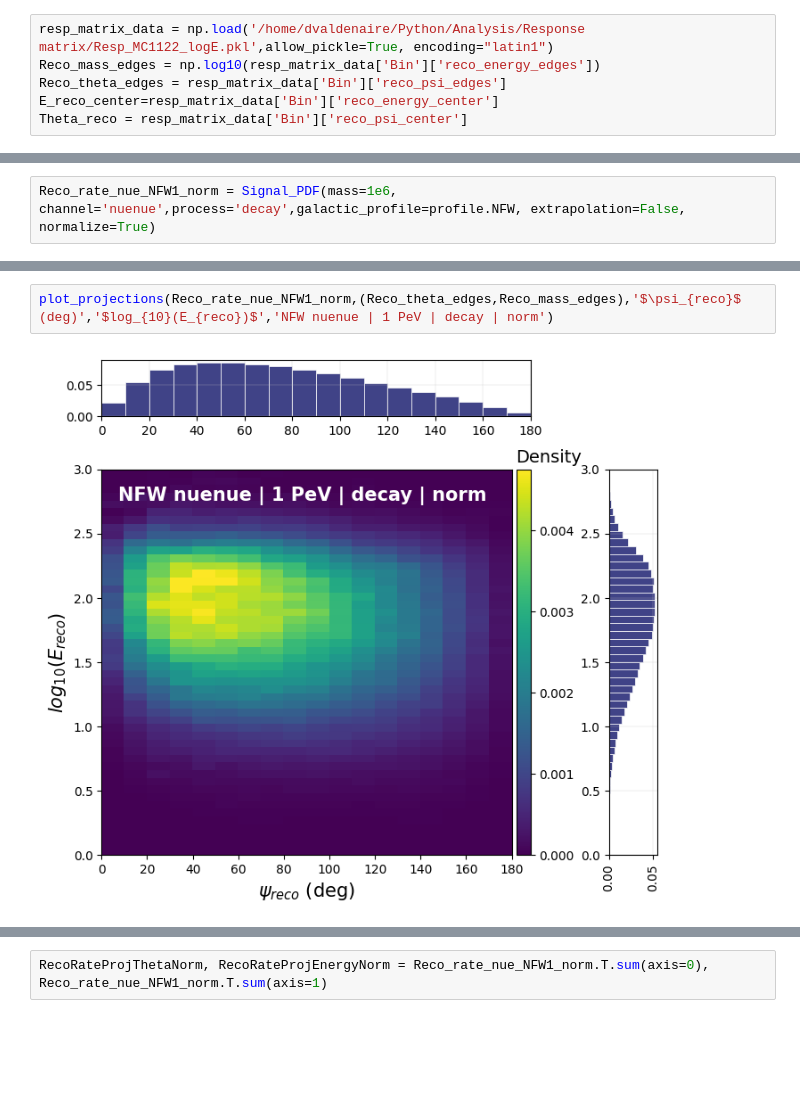
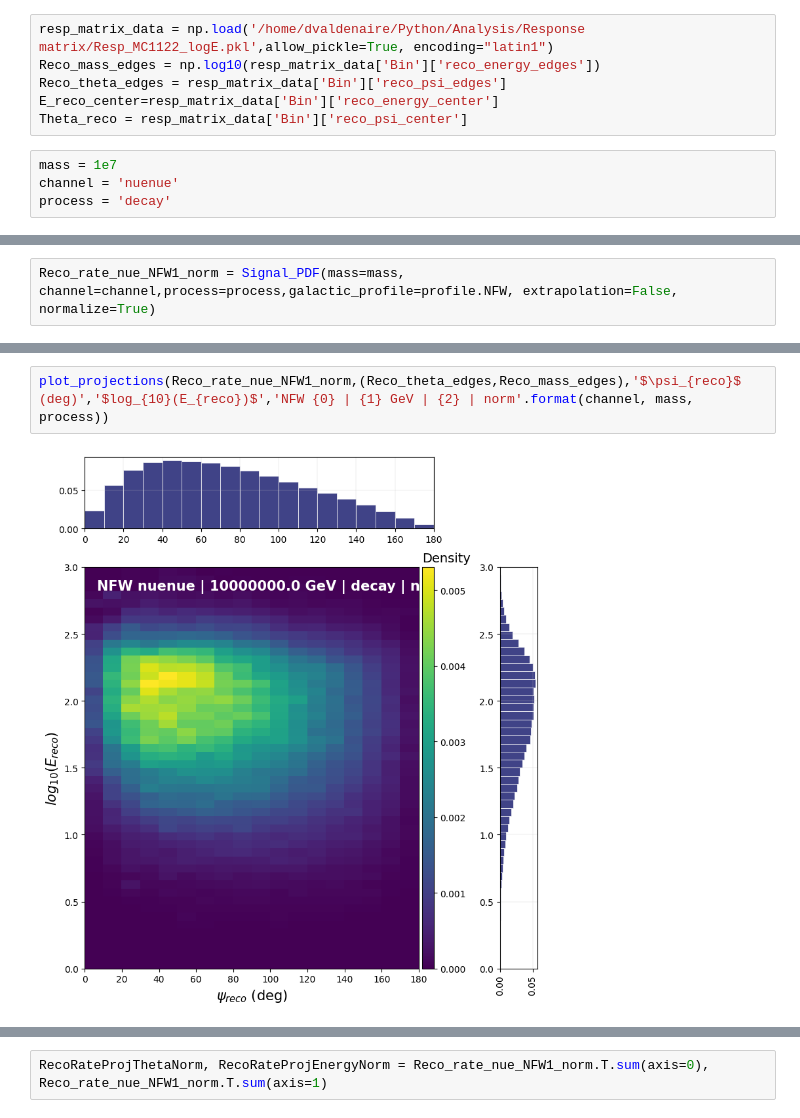
Before and after one commit to danaevld/IceCube, a Jupyter notebook: DisplayPDFs.ipynb, the cells around one changed output, grey strips where cells are left out. Drawn from its saved outputs; the diff is of its cells as text; blank space fills up the shorter version.

```diff
--- a/DisplayPDFs.ipynb
+++ b/DisplayPDFs.ipynb
@@ -17,4 +18,8 @@ Reco_mass_edges = np.log10(resp_matrix_data['Bin']['reco_energy_edges'])
 Reco_theta_edges = resp_matrix_data['Bin']['reco_psi_edges']
 E_reco_center=resp_matrix_data['Bin']['reco_energy_center']
 Theta_reco = resp_matrix_data['Bin']['reco_psi_center']
+# %%
+mass = 1e7
+channel = 'nuenue'
+process = 'decay'
 # %%
@@ -25,5 +31,5 @@ Initial Flux Loading: /usr/local/lib/python3.10/dist-packages/charon-0.1.0-py3.1
 # %%
-Reco_rate_nue_NFW1_norm = Signal_PDF(mass=1e6, channel='nuenue',process='decay',galactic_profile=profile.NFW, extrapolation=False, normalize=True)
+Reco_rate_nue_NFW1_norm = Signal_PDF(mass=mass, channel=channel,process=process,galactic_profile=profile.NFW, extrapolation=False, normalize=True)
 # %% [output]
 Initial Flux Loading: /usr/local/lib/python3.10/dist-packages/charon-0.1.0-py3.10.egg/charon/data/SpectraEW.hdf5
 Initial Flux Loading: /usr/local/lib/python3.10/dist-packages/charon-0.1.0-py3.10.egg/charon/data/SpectraEW.hdf5
@@ -30,5 +37,5 @@ Initial Flux Loading: /usr/local/lib/python3.10/dist-packages/charon-0.1.0-py3.1
 # %%
-plot_projections(Reco_rate_nue_NFW1_norm,(Reco_theta_edges,Reco_mass_edges),'$\psi_{reco}$ (deg)','$log_{10}(E_{reco})$','NFW nuenue | 1 PeV | decay | norm')
+plot_projections(Reco_rate_nue_NFW1_norm,(Reco_theta_edges,Reco_mass_edges),'$\psi_{reco}$ (deg)','$log_{10}(E_{reco})$','NFW {0} | {1} GeV | {2} | norm'.format(channel, mass, process))
 # %% [output]
-[figure, old version]
+[figure, new version]
 # %%
```
Also changed, not shown: parts of 11 cells of this notebook, 2 other files.
